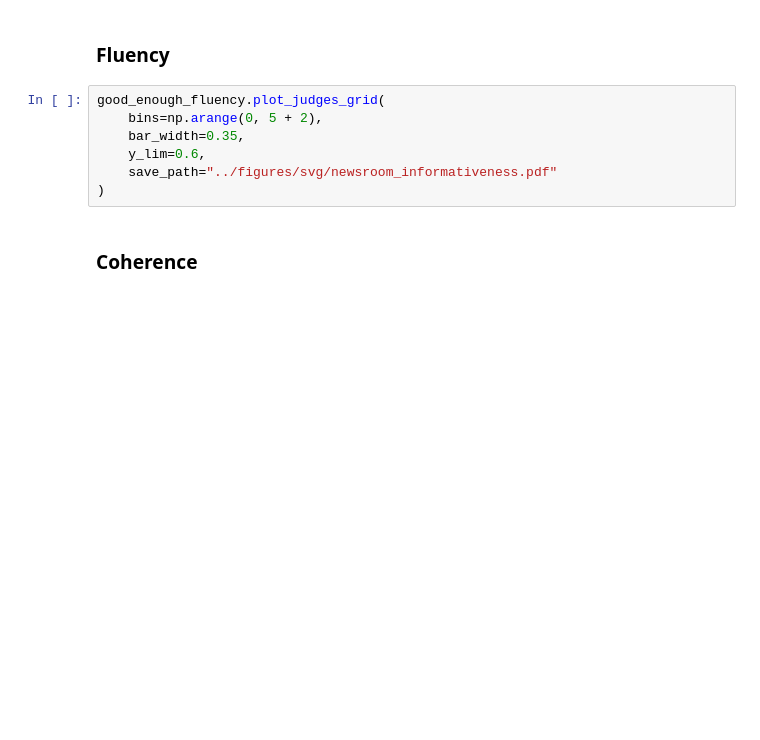
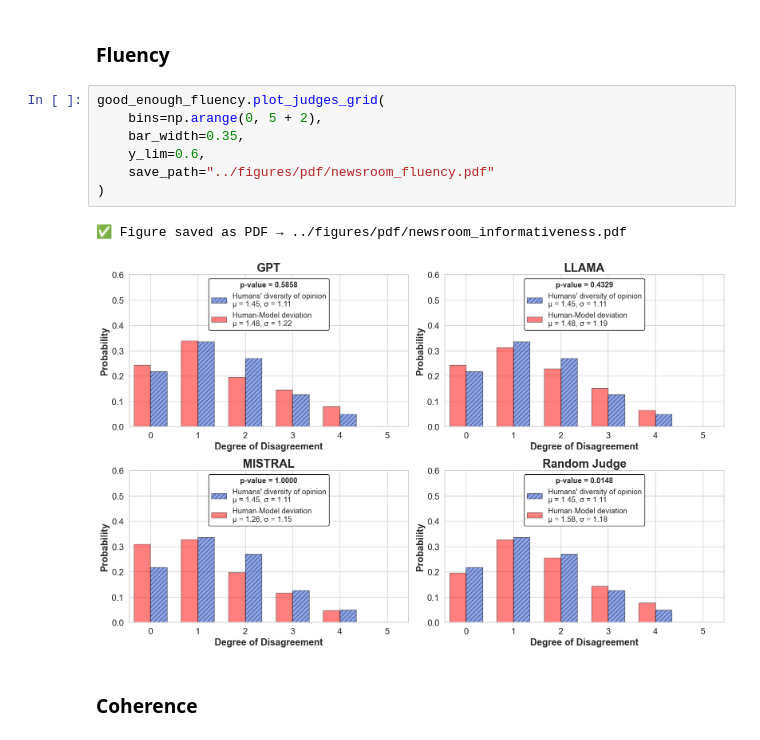
Before and after one commit to Ocean-code-1995/llm-judge-good-enough, a Jupyter notebook: benchmarks/newsroom/src/analysis.ipynb, the cells around one changed output. Saved outputs shown, nothing was run; the diff lists cells and outputs as text; blank space fills up the shorter version.

```diff
--- a/benchmarks/newsroom/src/analysis.ipynb
+++ b/benchmarks/newsroom/src/analysis.ipynb
@@ -232,10 +238,13 @@ good_enough_relevance.plot_judges_grid(
 # %%
 good_enough_fluency.plot_judges_grid(
     bins=np.arange(0, 5 + 2),
     bar_width=0.35,
     y_lim=0.6,
-    save_path="../figures/svg/newsroom_informativeness.pdf"
+    save_path="../figures/pdf/newsroom_fluency.pdf"
 )
+# %% [output]
+✅ Figure saved as PDF → ../figures/pdf/newsroom_informativeness.pdf
+[figure, added]
 # %% [markdown]
 ### Coherence
 # %%
```
Also changed, not shown: parts of 5 cells of this notebook, 18 other files.
